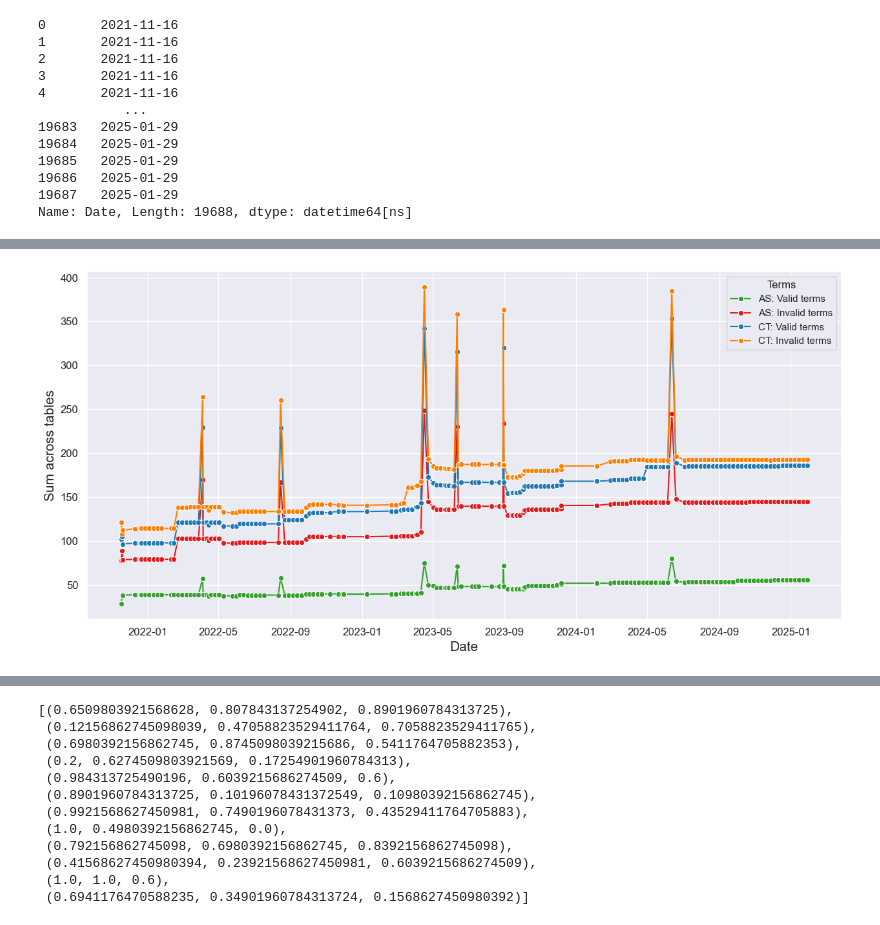
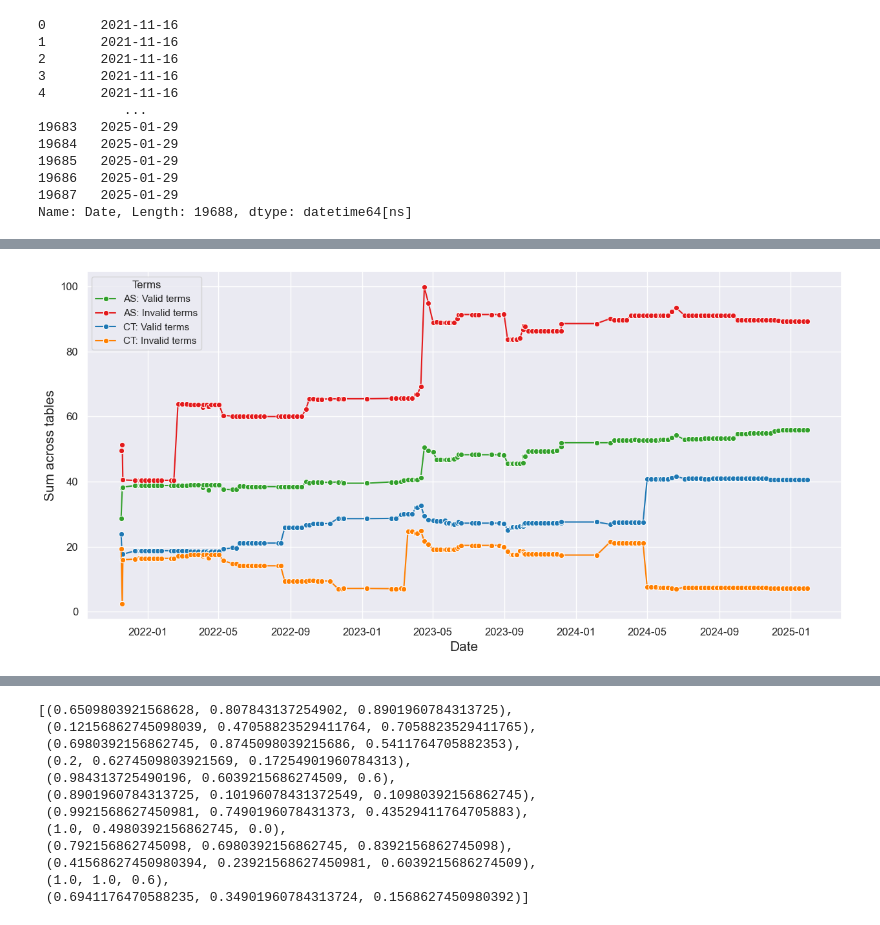
Before and after one commit to cns-iu/hra-kg-supporting-information, a Jupyter notebook: notebooks/hra-kg-technical-validation.ipynb, the cells around one changed output, grey strips where cells are left out. Saved outputs shown, nothing was run; the diff lists cells and outputs as text; code cells hidden in the pictures.

```diff
--- a/notebooks/hra-kg-technical-validation.ipynb
+++ b/notebooks/hra-kg-technical-validation.ipynb
@@ -446,4 +430,4 @@ merged_df_long['Date']
 Name: Date, Length: 19688, dtype: datetime64[ns]
 # %%
 # prepare filtering
-merged_df_long_filtered = merged_df_long
+merged_df_long_filtered = merged_df_long.copy()
@@ -456,33 +477,30 @@ merged_df_long_filtered = merged_df_long
 # merged_df_long_filtered
 # %%
 # make combined line graph
-
-# Calculate sum
-merged_df_long_filtered['sum_across_tables'] = merged_df_long_filtered.groupby(['Table','Date'])[
-    'count'].cumsum()
 
 # palette = sns.color_palette('Paired')
 palette = ["#33a02c", "#e31a1c", "#1f78b4", "#ff7f00"]
 
 # Create the line plot
 sns.lineplot(
     data=merged_df_long_filtered,
     x='Date',
-    y='sum_across_tables',
+    y='count',
     hue='Term',
+    style='Table',
     errorbar=None,
     palette=palette,
     marker='o'
 )
 
 # Customize the plot
 plt.legend(labels=['AS: Valid terms', 'AS: Invalid terms',
            'CT: Valid terms', 'CT: Invalid terms'], title='Terms')
 plt.ylabel('Sum across tables')
 
 # Adjust layout to prevent label cutoff
 plt.tight_layout()
 
 plt.show()
 # %% [output]
-[figure, old version]
+[figure, new version]
```
Also changed, not shown: parts of 9 cells of this notebook, 2 other files.
